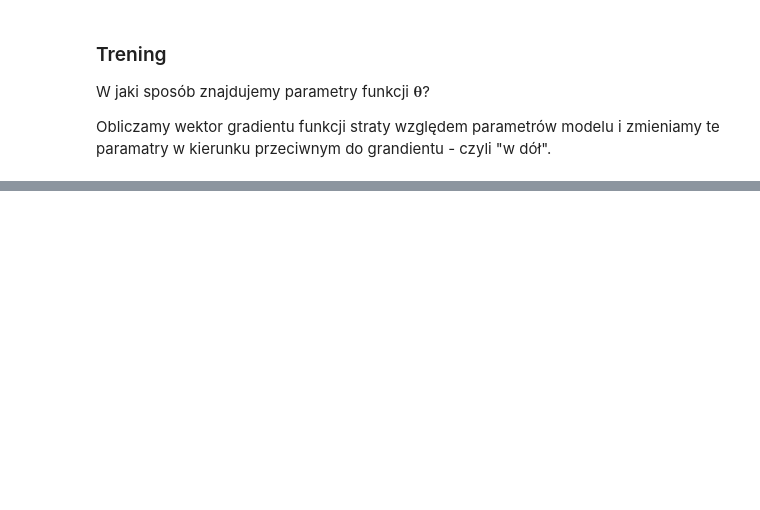
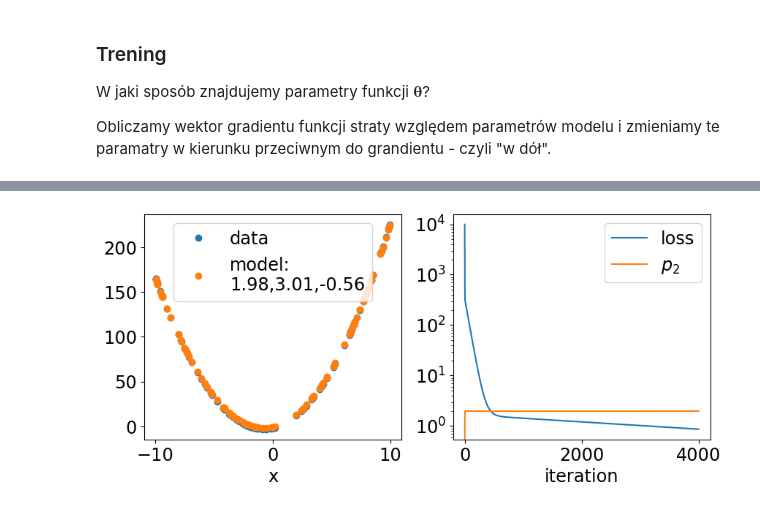
Before and after one commit to akalinow/UczenieMaszynoweII, a Jupyter notebook: 02_Uczenie_maszynowe_wprowadzenie.ipynb, the cells around one changed output, grey strips where cells are left out. Drawn from its saved outputs; the diff is of its cells as text; code cells hidden in the pictures; blank space fills up the shorter version.

```diff
--- a/02_Uczenie_maszynowe_wprowadzenie.ipynb
+++ b/02_Uczenie_maszynowe_wprowadzenie.ipynb
@@ -491,0 +657,20 @@ Jednym z najbardziej popularnych algormytów jest `adaptive moment estimation` -
+# %%
+#BEGIN_SOLUTION
+x = tf.random.uniform((3,1), 0,1)
+y = 2*x**2 + 3*x - 2
+yPrim = np.mean(-2*y*x**2)
+
+y_pred = tf.Variable(0.0)
+weights = [tf.Variable(0.0, name="p2"),
+           tf.Variable(0.0, name="p1"),
+           tf.Variable(0.0, name="p0")]
+
+with tf.GradientTape() as tape:
+    y_pred = tf.math.polyval(coeffs=weights, x=x)
+    loss = tf.keras.losses.MeanSquaredError()(y_true = y, y_pred = y_pred)
+    gradient = tape.gradient(loss, weights)
+
+print(colored("Manual derivative: ","blue"),yPrim)
+print(colored("GradientTape derivative: ","blue"), gradient[0].numpy())
+#END_SOLUTION
+pass
@@ -491,0 +710,52 @@ Jednym z najbardziej popularnych algormytów jest `adaptive moment estimation` -
+# %%
+%%time
+#BEGIN_SOLUTION
+
+#Input data - features
+nPoints = 100
+x = tf.random.uniform((nPoints,1), -10,10)
+y = 2*x**2 + 3*x - 2
+
+weights = [tf.Variable(0.0, name="p0"),
+           tf.Variable(0.0, name="p1"),
+           tf.Variable(0.0, name="p2")]
+
+nIterations = 4000
+lr = 1E-4
+
+loss_history = []
+p_history = []
+#loop over oterations
+for iter in range(0,nIterations):
+    #gradient tape preparation
+    with tf.GradientTape() as tape:
+            y_pred = tf.math.polyval(coeffs=weights, x=x)
+            loss = tf.keras.losses.MeanSquaredError()(y_true = y, y_pred = y_pred)
+            #loss = tf.keras.losses.MeanAbsolutePercentageError()(y_true = y, y_pred = y_pred)
+            loss_history.append(loss)
+            p_history.append(weights[0].numpy())
+            gradient = tape.gradient(loss, weights)
+    #parameters update
+    for w,g in zip(weights, gradient):
+        w.assign_sub(lr*g)
+
+fig, axes = plt.subplots(1,2, figsize=(10,4))
+axes[0].plot(x,y, "o",label="data")
+
+y_pred = tf.math.polyval(coeffs=weights, x=x)
+axes[0].plot(x,y_pred,"o",label="model:\n{:3.2f},{:3.2f},{:3.2f}".format(weights[0].numpy(),
+                                                                         weights[1].numpy(),
+                                                                         weights[2].numpy()))
+axes[0].set_xlabel('x')
+axes[0].set_ylabel('')
+axes[0].legend()
+
+axes[1].plot(loss_history,label="loss")
+axes[1].plot(p_history,label=r"$p_{2}$")
+axes[1].set_xlabel('iteration')
+axes[1].set_ylabel('')
+axes[1].set_yscale('log')
+axes[1].legend()
+#END_SOLUTION
+pass
+# %% [output]
@@ -491,0 +764 @@ Jednym z najbardziej popularnych algormytów jest `adaptive moment estimation` -
+[figure, added]
```
Also changed, not shown: parts of 23 cells of this notebook.
